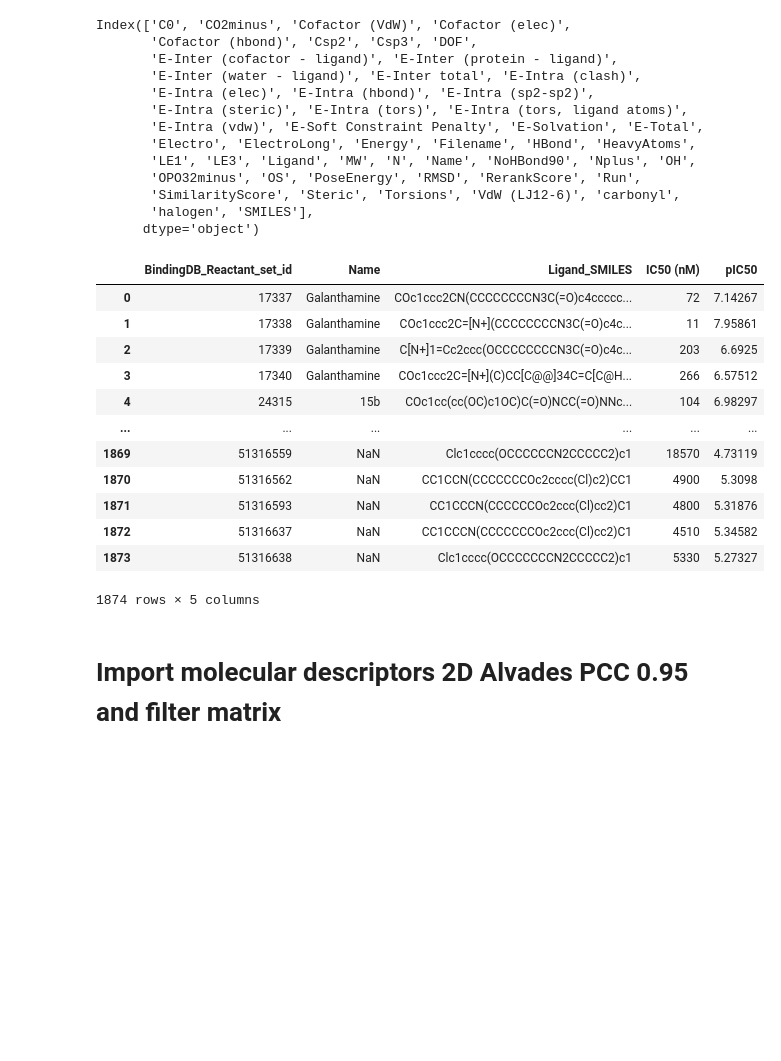
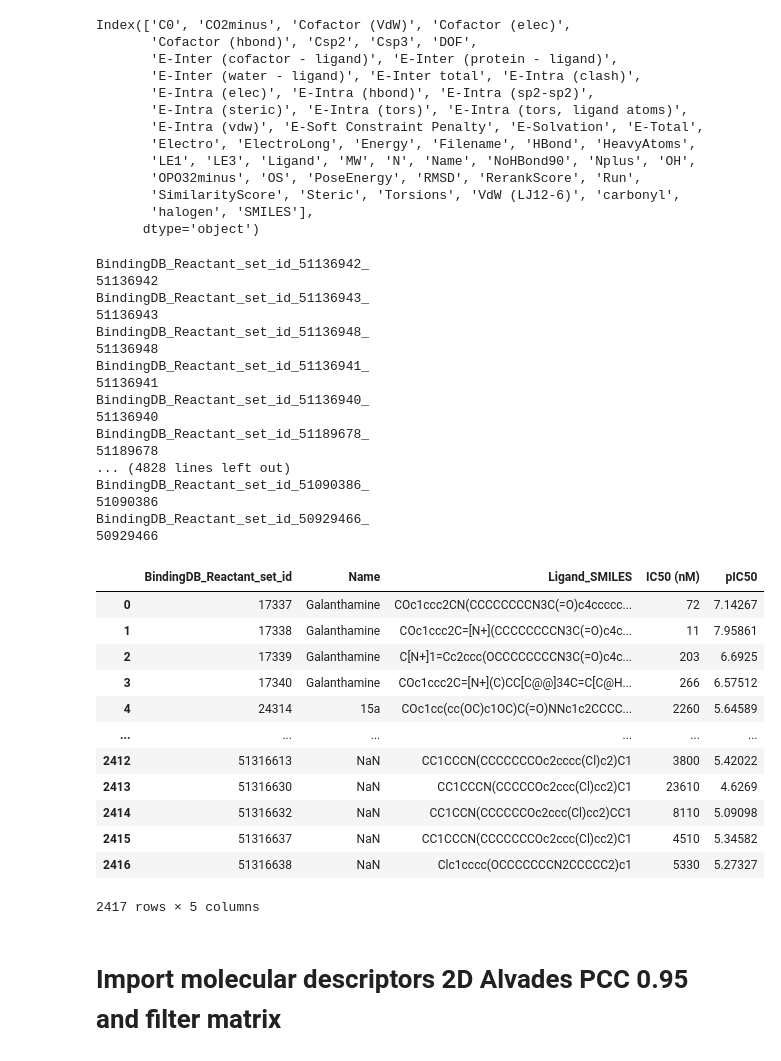
Before and after one commit to danielgruiz970203/Model_Prediction_AChE_BA, a Jupyter notebook: 4-Filtring _df_Molecular_Descriptors_2D_by_df_filter.ipynb, the cells around one changed output. Drawn from its saved outputs; the diff is of its cells as text; code cells hidden in the pictures; blank space fills up the shorter version.

```diff
--- a/4-Filtring _df_Molecular_Descriptors_2D_by_df_filter.ipynb
+++ b/4-Filtring _df_Molecular_Descriptors_2D_by_df_filter.ipynb
@@ -40,36 +40,55 @@ Index(['C0', 'CO2minus', 'Cofactor (VdW)', 'Cofactor (elec)',
 # %%
 count = 0
 List_Molecules = []
 for i in df_['Ligand']:
-
-    List_Molecules.append(i.split('_')[4])
+    print (i)
+    if i.startswith('BindingDB_Reactant_set_id'):
+        a = i.split('_')[4]
+        print (a)
+        List_Molecules.append(str(a))
 
 df_filter = pd.DataFrame()
 
 for idx, i in enumerate(df_filter_brut['BindingDB_Reactant_set_id']):
 
     if str(i) in List_Molecules:
 
         df_filter = df_filter.append(pd.DataFrame(df_filter_brut.iloc[idx, :]).T)
 
 
-df_filter = df_filter.sort_values(by = 'BindingDB_Reactant_set_id')
-df_filter = df_filter.set_index([list(range(0,len(df_filter)))])
+df_filter = df_filter.sort_values(by = 'BindingDB_Reactant_set_id').set_index([list(range(0,len(df_filter)))])
 df_filter
 # %% [output]
+BindingDB_Reactant_set_id_51136942_
+51136942
+BindingDB_Reactant_set_id_51136943_
+51136943
+BindingDB_Reactant_set_id_51136948_
+51136948
+BindingDB_Reactant_set_id_51136941_
+51136941
+BindingDB_Reactant_set_id_51136940_
+51136940
+BindingDB_Reactant_set_id_51189678_
+51189678
+... (4828 lines left out)
+BindingDB_Reactant_set_id_51090386_
+51090386
+BindingDB_Reactant_set_id_50929466_
+50929466
 |  | BindingDB_Reactant_set_id | Name | Ligand_SMILES | IC50 (nM) | pIC50 |
 | 0 | 17337 | Galanthamine | COc1ccc2CN(CCCCCCCCN3C(=O)c4ccccc... | 72 | 7.14267 |
 | 1 | 17338 | Galanthamine | COc1ccc2C=[N+](CCCCCCCCN3C(=O)c4c... | 11 | 7.95861 |
 | 2 | 17339 | Galanthamine | C[N+]1=Cc2ccc(OCCCCCCCCN3C(=O)c4c... | 203 | 6.6925 |
 | 3 | 17340 | Galanthamine | COc1ccc2C=[N+](C)CC[C@@]34C=C[C@H... | 266 | 6.57512 |
-| 4 | 24315 | 15b | COc1cc(cc(OC)c1OC)C(=O)NCC(=O)NNc... | 104 | 6.98297 |
+| 4 | 24314 | 15a | COc1cc(cc(OC)c1OC)C(=O)NNc1c2CCCC... | 2260 | 5.64589 |
 | ... | ... | ... | ... | ... | ... |
-| 1869 | 51316559 | NaN | Clc1cccc(OCCCCCCN2CCCCC2)c1 | 18570 | 4.73119 |
-| 1870 | 51316562 | NaN | CC1CCN(CCCCCCCOc2cccc(Cl)c2)CC1 | 4900 | 5.3098 |
-| 1871 | 51316593 | NaN | CC1CCCN(CCCCCCOc2ccc(Cl)cc2)C1 | 4800 | 5.31876 |
-| 1872 | 51316637 | NaN | CC1CCCN(CCCCCCCOc2ccc(Cl)cc2)C1 | 4510 | 5.34582 |
-| 1873 | 51316638 | NaN | Clc1cccc(OCCCCCCCN2CCCCC2)c1 | 5330 | 5.27327 |
+| 2412 | 51316613 | NaN | CC1CCCN(CCCCCCCOc2cccc(Cl)c2)C1 | 3800 | 5.42022 |
+| 2413 | 51316630 | NaN | CC1CCCN(CCCCCOc2ccc(Cl)cc2)C1 | 23610 | 4.6269 |
+| 2414 | 51316632 | NaN | CC1CCN(CCCCCCOc2ccc(Cl)cc2)CC1 | 8110 | 5.09098 |
+| 2415 | 51316637 | NaN | CC1CCCN(CCCCCCCOc2ccc(Cl)cc2)C1 | 4510 | 5.34582 |
+| 2416 | 51316638 | NaN | Clc1cccc(OCCCCCCCN2CCCCC2)c1 | 5330 | 5.27327 |
-1874 rows × 5 columns
+2417 rows × 5 columns
 # %% [markdown]
 #  Import molecular descriptors  2D Alvades PCC 0.95 and filter matrix
 # %%
```
Also changed, not shown: parts of 8 cells of this notebook, 2 other files.
